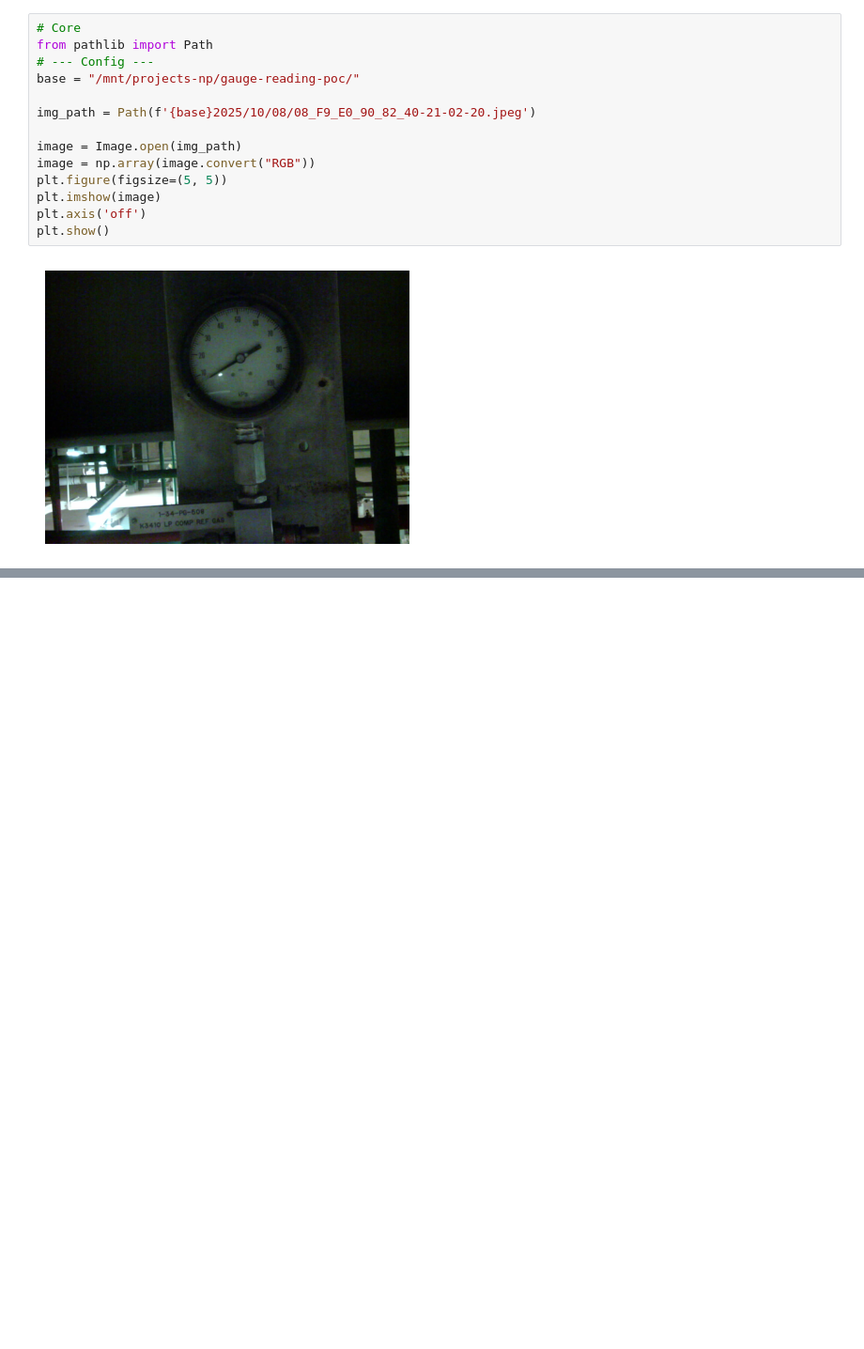
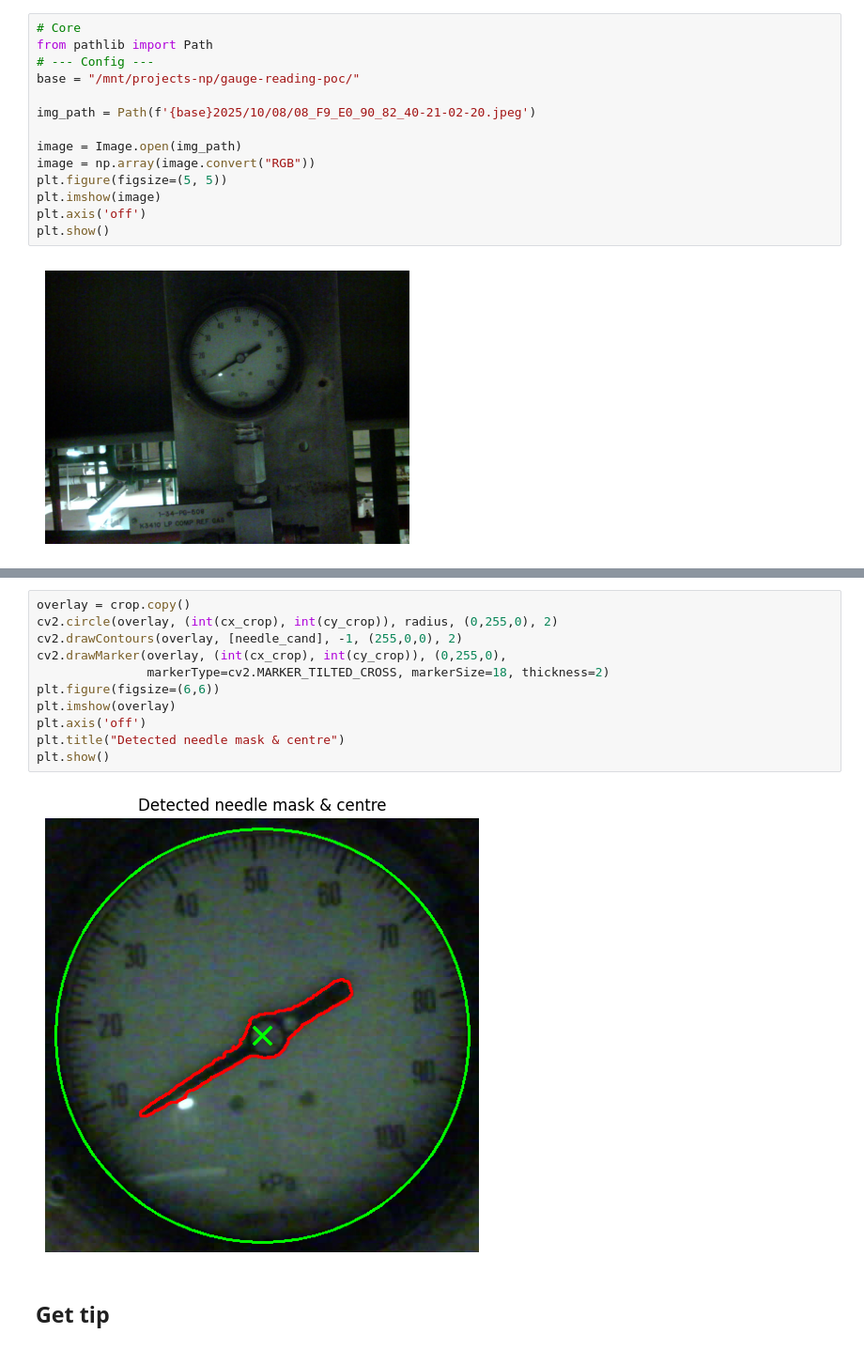
Before and after one commit to ellenxiao7/sam2, a Jupyter notebook: notebooks/02_gauge_mask_generation.ipynb, the cells around one changed output, grey strips where cells are left out. Shown at 94% size. Saved outputs shown, nothing was run; the diff lists cells and outputs as text; blank space fills up the shorter version.

```diff
--- a/notebooks/02_gauge_mask_generation.ipynb
+++ b/notebooks/02_gauge_mask_generation.ipynb
@@ -211,0 +298,15 @@ plt.show()
+# %%
+overlay = crop.copy()
+cv2.circle(overlay, (int(cx_crop), int(cy_crop)), radius, (0,255,0), 2)
+cv2.drawContours(overlay, [needle_cand], -1, (255,0,0), 2)
+cv2.drawMarker(overlay, (int(cx_crop), int(cy_crop)), (0,255,0),
+               markerType=cv2.MARKER_TILTED_CROSS, markerSize=18, thickness=2)
+plt.figure(figsize=(6,6))
+plt.imshow(overlay)
+plt.axis('off')
+plt.title("Detected needle mask & centre")
+plt.show()
+# %% [output]
+[figure, added]
+# %% [markdown]
+## Get tip
```
Also changed, not shown: parts of 19 cells of this notebook, 1 other file.
